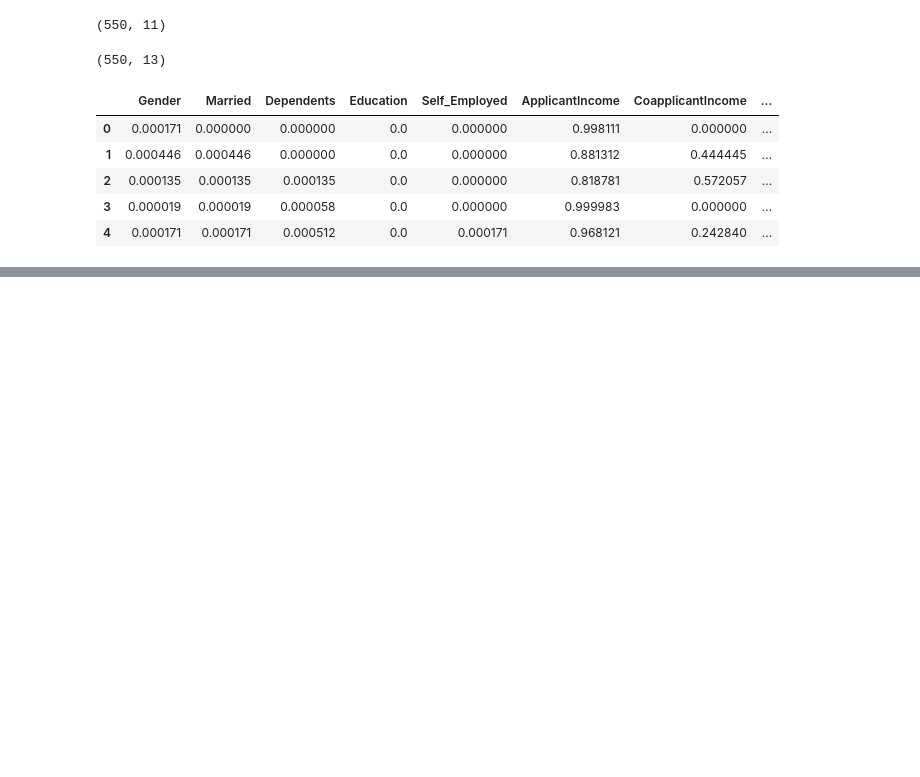
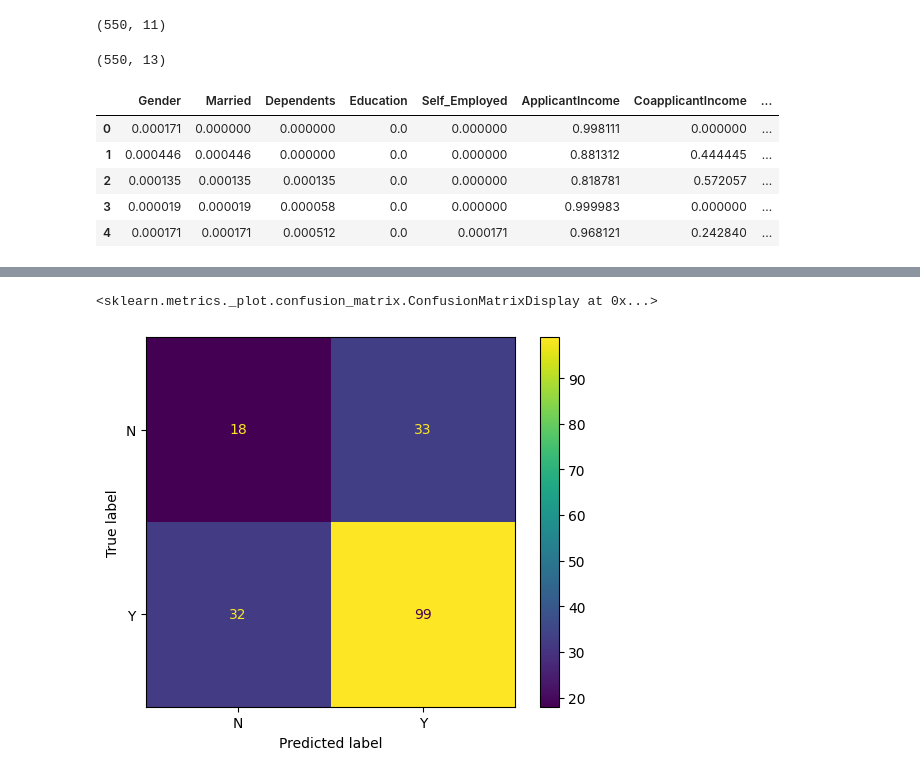
Before and after one commit to mfs135/decision-tree-classifier, a Jupyter notebook: decisiontree.ipynb, the cells around one changed output, grey strips where cells are left out. Cells and saved outputs as stored; diff of their text form; code cells hidden in the pictures; blank space fills up the shorter version.

```diff
--- a/decisiontree.ipynb
+++ b/decisiontree.ipynb
@@ -515,0 +675,12 @@ normalized_data.head()
+# %%
+prediction = dtc_model.predict(x_test)
+# %%
+y_true = le.inverse_transform(y_test["Loan_Status"])
+y_pred = le.inverse_transform(prediction)
+# %%
+cm = confusion_matrix(y_true, y_pred)
+labels = ['N', 'Y']
+ConfusionMatrixDisplay(cm, display_labels=labels).plot()
+# %% [output]
+<sklearn.metrics._plot.confusion_matrix.ConfusionMatrixDisplay at 0x...>
+[figure, added]
```
Also changed, not shown: parts of 32 cells of this notebook.
